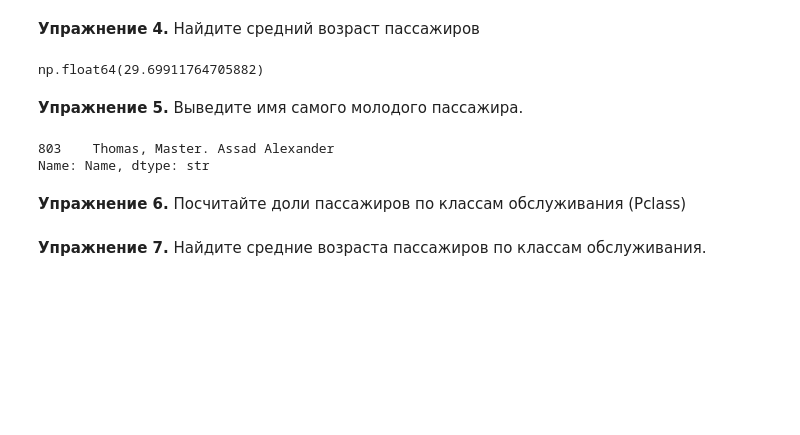
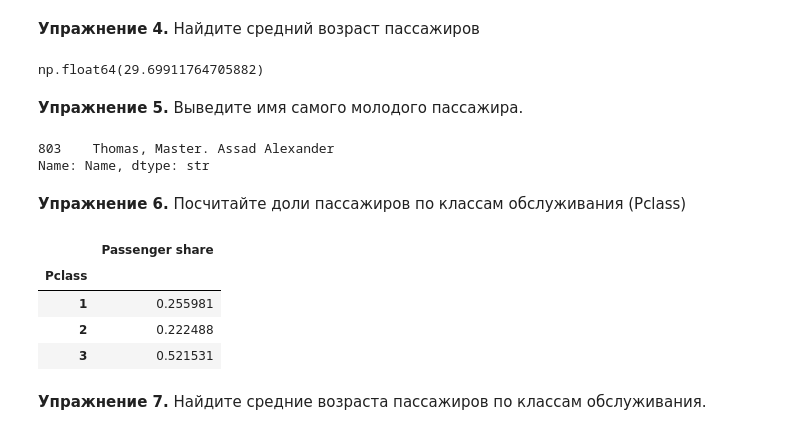
Before and after one commit to Dmitriy-Arhipov/lpr_python_1sem, a Jupyter notebook: Семинары и материалы/2026_lpr_lab10.ipynb, the cells around one changed output. Drawn from its saved outputs; the diff is of its cells as text; code cells hidden in the pictures; blank space fills up the shorter version.

```diff
--- a/Семинары и материалы/2026_lpr_lab10.ipynb
+++ b/Семинары и материалы/2026_lpr_lab10.ipynb
@@ -344,5 +344,16 @@ df[df['Age'] == m]['Name']
 Name: Name, dtype: str
 # %% [markdown]
 **Упражнение 6.** Посчитайте доли пассажиров по классам обслуживания (Pclass)
+# %%
+answer = df.groupby(['Pclass']).agg({'PassengerId': 'count'})
+answer = answer.rename(columns={'PassengerId': 'Passenger share'})
+s = answer['Passenger share'].sum()
+answer['Passenger share'] = answer['Passenger share']/s
+# %% [output]
+|  | Passenger share |
+| Pclass |  |
+| 1 | 0.255981 |
+| 2 | 0.222488 |
+| 3 | 0.521531 |
 # %% [markdown]
 **Упражнение 7.** Найдите средние возраста пассажиров по классам обслуживания.
```
Also changed, not shown: parts of 5 cells of this notebook.
